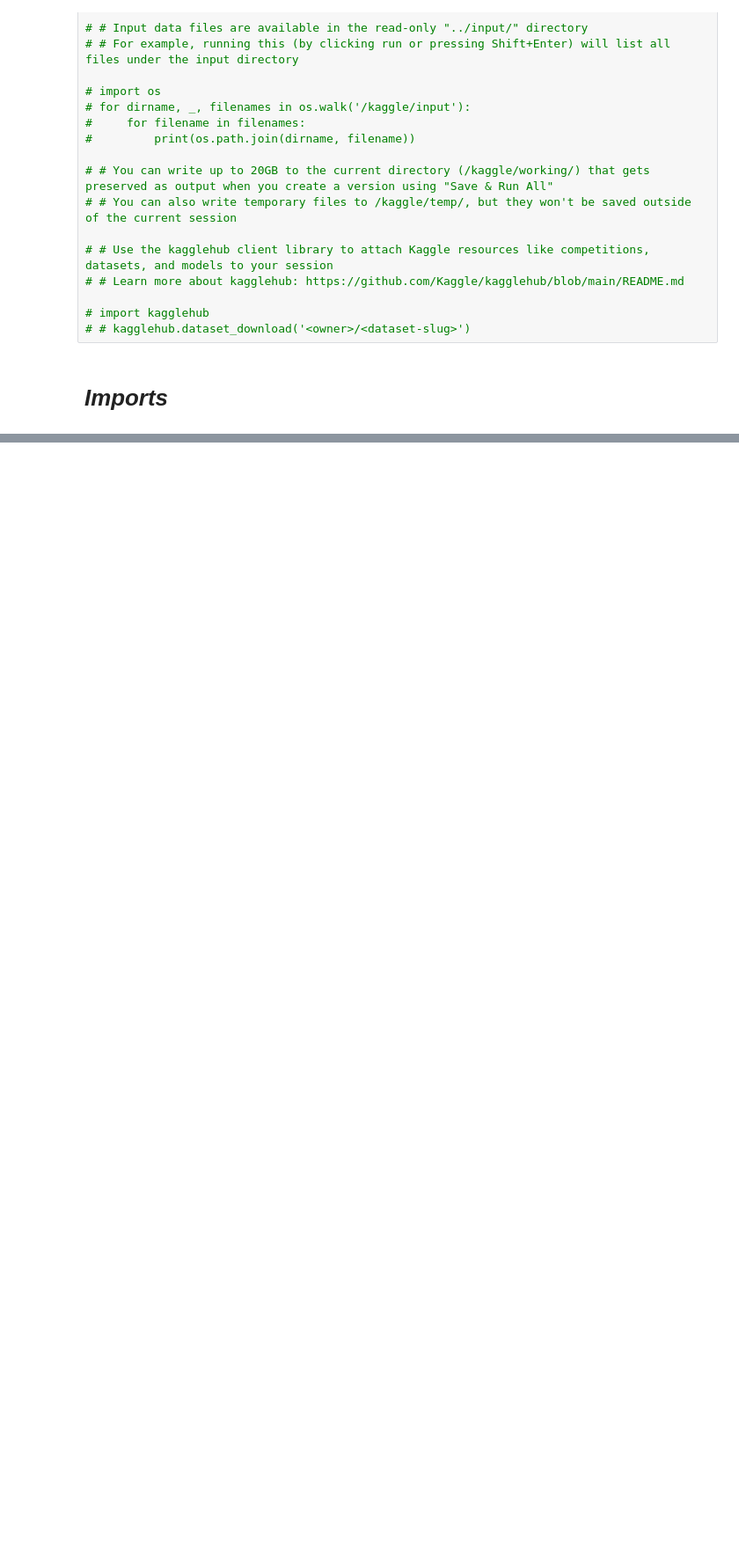
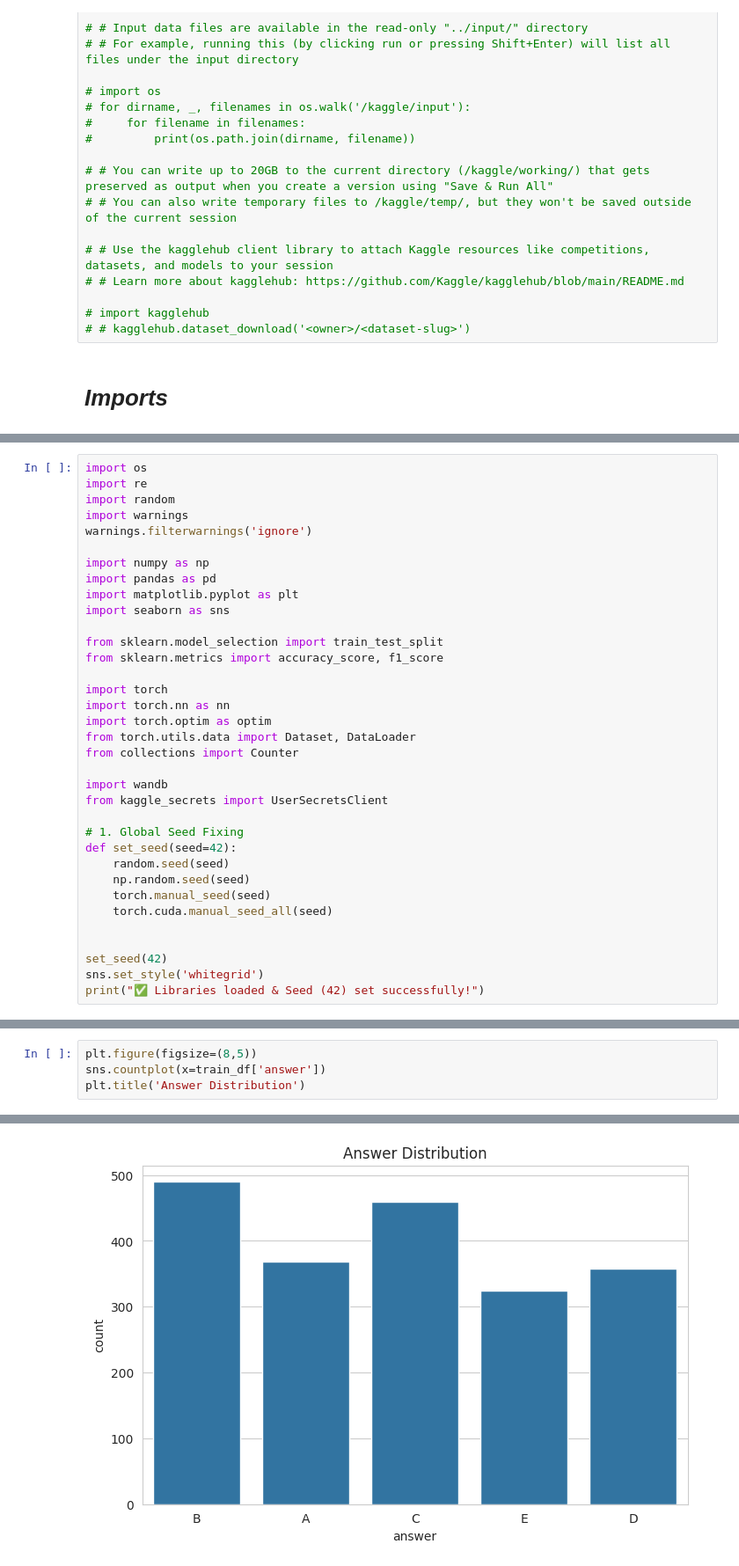
Before and after one commit to 23f2005181/DL-23f2005181-notebook-t22026, a Jupyter notebook: kaggle_notebook.ipynb, the cells around one changed output, grey strips where cells are left out. Shown at 88% size. Saved outputs shown, nothing was run; the diff lists cells and outputs as text; blank space fills up the shorter version.

```diff
--- a/kaggle_notebook.ipynb
+++ b/kaggle_notebook.ipynb
@@ -1254,0 +27,35 @@ submission_bilstm.csv saved!
+# %%
+import os
+import re
+import random
+import warnings
+warnings.filterwarnings('ignore')
+
+import numpy as np
+import pandas as pd
+import matplotlib.pyplot as plt
+import seaborn as sns
+
+from sklearn.model_selection import train_test_split
+from sklearn.metrics import accuracy_score, f1_score
+
+import torch
+import torch.nn as nn
+import torch.optim as optim
+from torch.utils.data import Dataset, DataLoader
+from collections import Counter
+
+import wandb
+from kaggle_secrets import UserSecretsClient
+
+# 1. Global Seed Fixing
+def set_seed(seed=42):
+    random.seed(seed)
+    np.random.seed(seed)
+    torch.manual_seed(seed)
+    torch.cuda.manual_seed_all(seed)
+
+
+set_seed(42)
+sns.set_style('whitegrid')
+print("✅ Libraries loaded & Seed (42) set successfully!")
@@ -1254,0 +122,5 @@ submission_bilstm.csv saved!
+# %%
+plt.figure(figsize=(8,5))
+sns.countplot(x=train_df['answer'])
+plt.title('Answer Distribution')
+# %% [output]
@@ -1254,0 +128 @@ submission_bilstm.csv saved!
+[figure, added]
```
Also changed, not shown: parts of 72 cells of this notebook.
